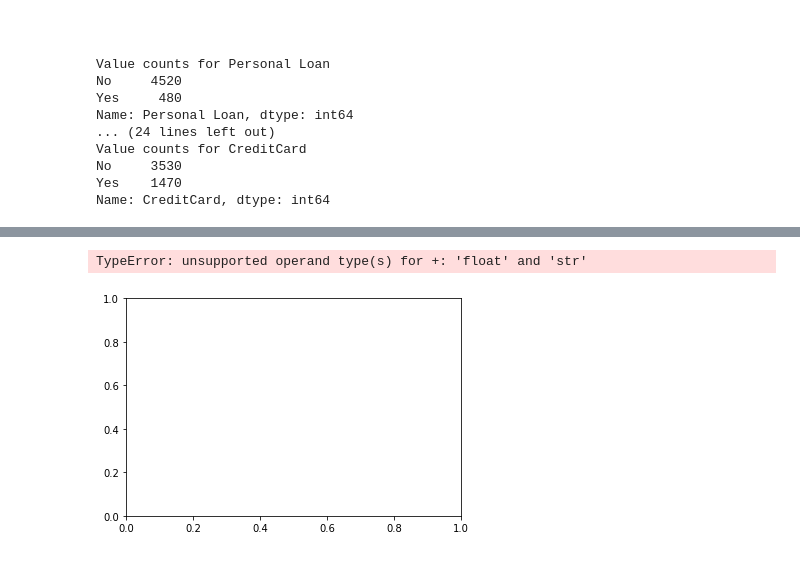
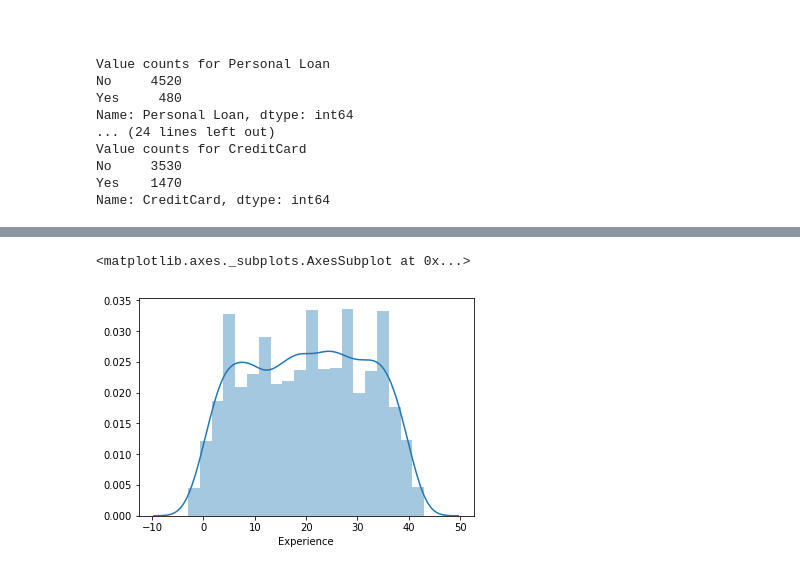
Before and after one commit to mazeeblanke/Personal-Loan-Campaign-Modelling, a Jupyter notebook: personal_loan_modelling.ipynb, the cells around one changed output, grey strips where cells are left out. Drawn from its saved outputs; the diff is of its cells as text; code cells hidden in the pictures.

```diff
--- a/personal_loan_modelling.ipynb
+++ b/personal_loan_modelling.ipynb
@@ -41,3 +30,3 @@ df.head(30)
 # %%
-# Drop ID and ZIP code
-df.drop('ID', axis=1)
+# Drop ID
+df.drop('ID', axis=1, inplace=True)
@@ -249,6 +216,6 @@ Name: CreditCard, dtype: int64
 # %%
-# Univariate plot
-sns.distplot(df[])
+# Univariate plot for Age
+sns.distplot(df['Experience'], kde=True)
 # %% [output]
-TypeError: unsupported operand type(s) for +: 'float' and 'str'
+<matplotlib.axes._subplots.AxesSubplot at 0x...>
-[figure, old version]
+[figure, new version]
```
Also changed, not shown: parts of 38 cells of this notebook, 2 other files.
